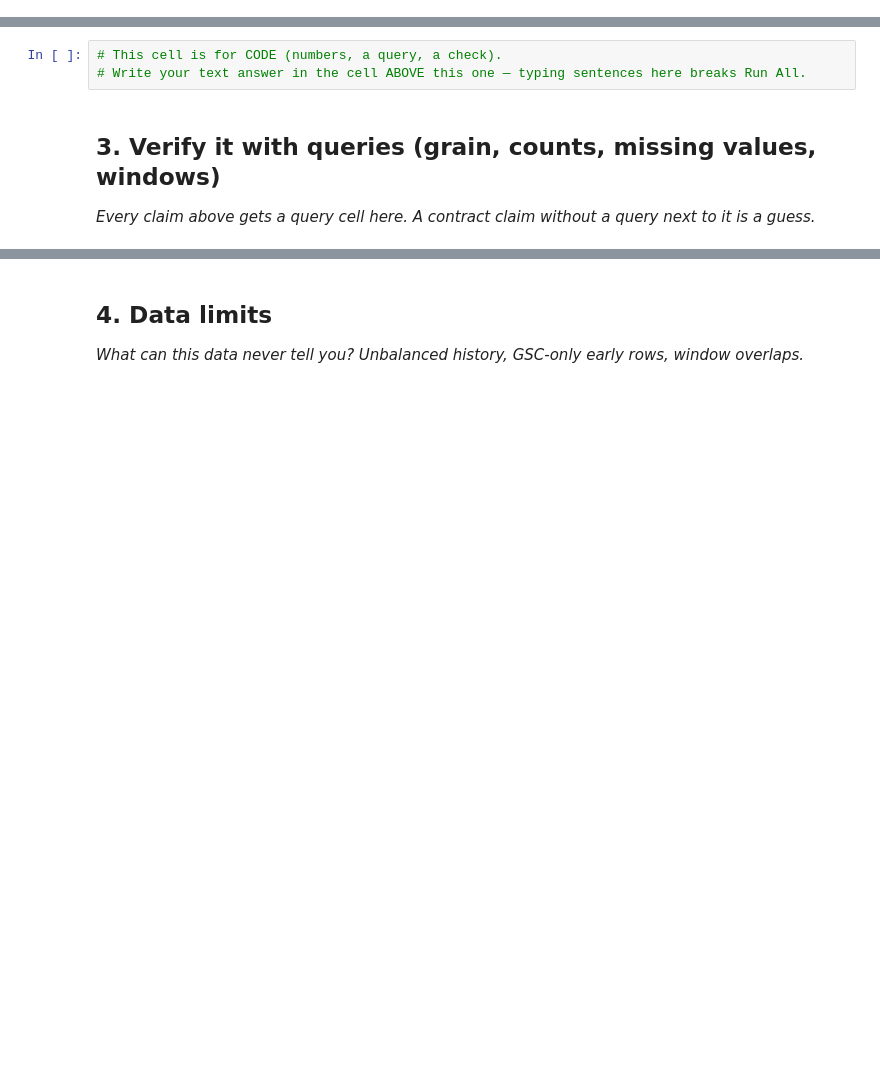
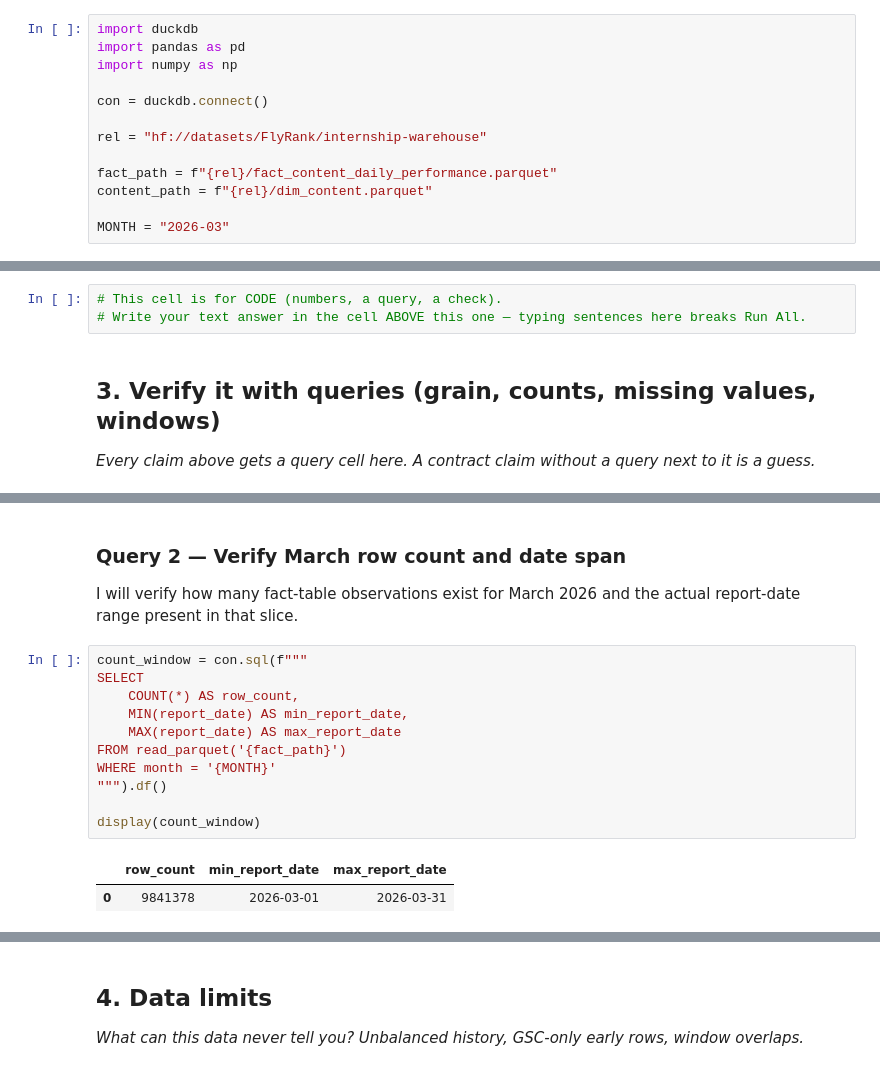
Before and after one commit to Tamanna-op/flyrank-ml-internship-task, a Jupyter notebook: work/notebooks/w03_data_contract.ipynb, the cells around one changed output, grey strips where cells are left out. Drawn from its saved outputs; the diff is of its cells as text; blank space fills up the shorter version.

```diff
--- a/work/notebooks/w03_data_contract.ipynb
+++ b/work/notebooks/w03_data_contract.ipynb
@@ -12,0 +36,13 @@ This skeleton is yours to fill. Work the sections **in order** — each one has
+# %%
+import duckdb
+import pandas as pd
+import numpy as np
+
+con = duckdb.connect()
+
+rel = "hf://datasets/FlyRank/internship-warehouse"
+
+fact_path = f"{rel}/fact_content_daily_performance.parquet"
+content_path = f"{rel}/dim_content.parquet"
+
+MONTH = "2026-03"
@@ -29,0 +119,18 @@ This skeleton is yours to fill. Work the sections **in order** — each one has
+# %% [markdown]
+### Query 2 — Verify March row count and date span
+
+I will verify how many fact-table observations exist for March 2026 and the actual report-date range present in that slice.
+# %%
+count_window = con.sql(f"""
+SELECT
+    COUNT(*) AS row_count,
+    MIN(report_date) AS min_report_date,
+    MAX(report_date) AS max_report_date
+FROM read_parquet('{fact_path}')
+WHERE month = '{MONTH}'
+""").df()
+
+display(count_window)
+# %% [output]
+|  | row_count | min_report_date | max_report_date |
+| 0 | 9841378 | 2026-03-01 | 2026-03-31 |
```
Also changed, not shown: parts of 10 cells of this notebook.
